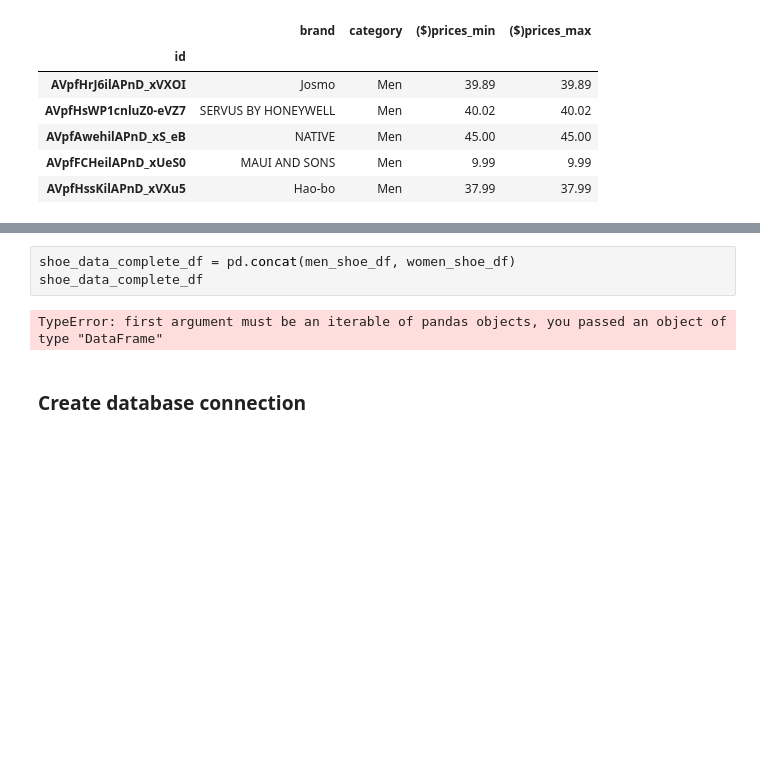
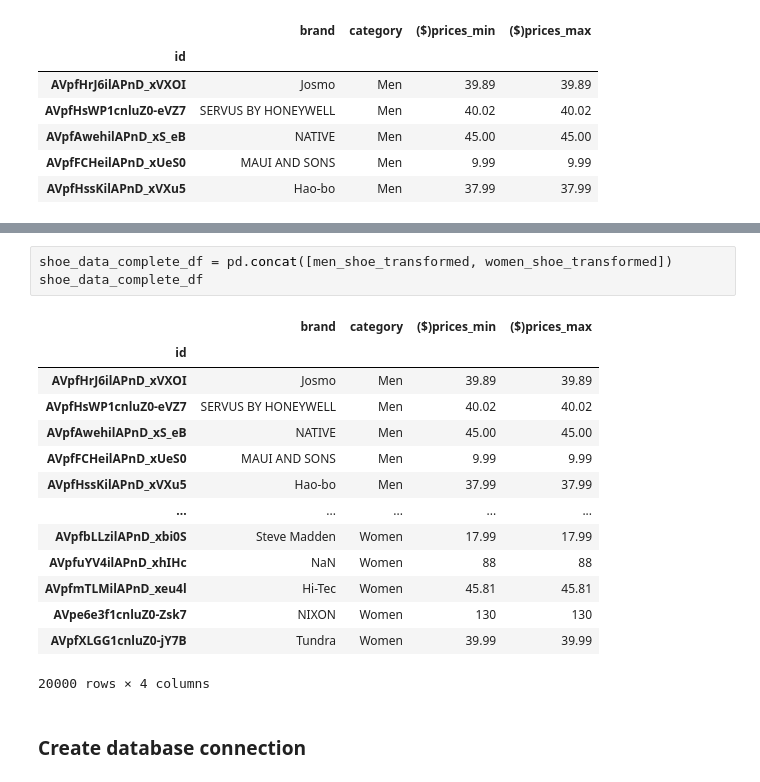
Before and after one commit to NTTGermania/Project-2--Group-6---Men-vs-Women-shoes-ETL-, a Jupyter notebook: Data_Cleaning/pandas_etl.ipynb, the cells around one changed output, grey strips where cells are left out. Cells and saved outputs as stored; diff of their text form; blank space fills up the shorter version.

Commit message:
Concat dataframes

```diff
--- a/Data_Cleaning/pandas_etl.ipynb
+++ b/Data_Cleaning/pandas_etl.ipynb
@@ -133,8 +135,21 @@ pd.concat
 # %%
-shoe_data_complete_df = pd.concat(men_shoe_df, women_shoe_df)
+shoe_data_complete_df = pd.concat([men_shoe_transformed, women_shoe_transformed])
 shoe_data_complete_df
 # %% [output]
+|  | brand | category | ($)prices_min | ($)prices_max |
+| id |  |  |  |  |
+| AVpfHrJ6ilAPnD_xVXOI | Josmo | Men | 39.89 | 39.89 |
+| AVpfHsWP1cnluZ0-eVZ7 | SERVUS BY HONEYWELL | Men | 40.02 | 40.02 |
+| AVpfAwehilAPnD_xS_eB | NATIVE | Men | 45.00 | 45.00 |
+| AVpfFCHeilAPnD_xUeS0 | MAUI AND SONS | Men | 9.99 | 9.99 |
+| AVpfHssKilAPnD_xVXu5 | Hao-bo | Men | 37.99 | 37.99 |
+| ... | ... | ... | ... | ... |
+| AVpfbLLzilAPnD_xbi0S | Steve Madden | Women | 17.99 | 17.99 |
+| AVpfuYV4ilAPnD_xhIHc | NaN | Women | 88 | 88 |
+| AVpfmTLMilAPnD_xeu4l | Hi-Tec | Women | 45.81 | 45.81 |
+| AVpe6e3f1cnluZ0-Zsk7 | NIXON | Women | 130 | 130 |
+| AVpfXLGG1cnluZ0-jY7B | Tundra | Women | 39.99 | 39.99 |
-TypeError: first argument must be an iterable of pandas objects, you passed an object of type "DataFrame"
+20000 rows × 4 columns
 # %% [markdown]
 ### Create database connection
 # %%
```
Also changed, not shown: parts of 2 cells of this notebook, 2 other files.
